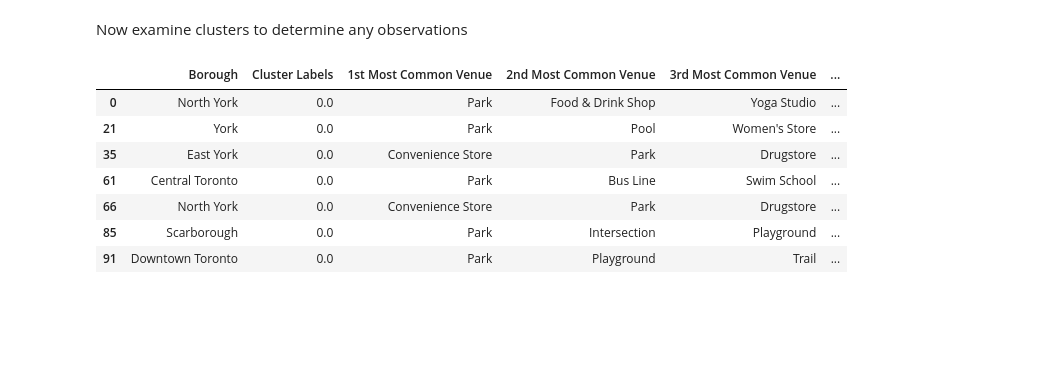
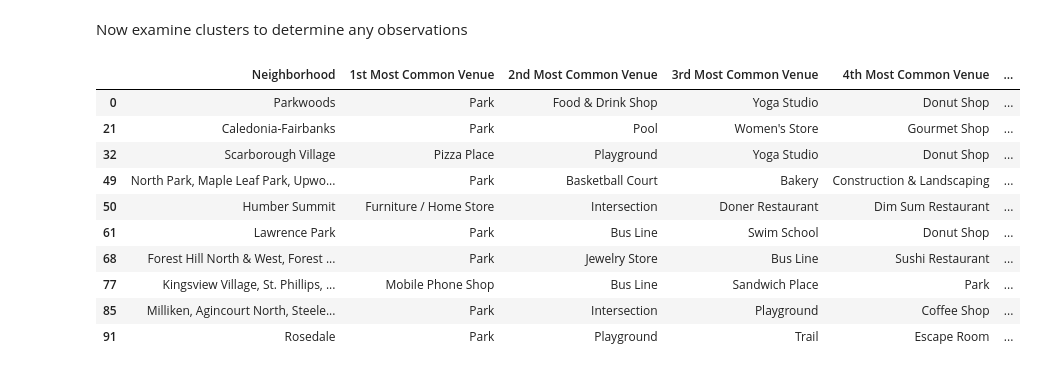
Before and after one commit to tferkel4006/Coursera_Capstone, a Jupyter notebook: Segmenting Neighborhoods in Toronto.ipynb, the cells around one changed output. Drawn from its saved outputs; the diff is of its cells as text; code cells hidden in the pictures; blank space fills up the shorter version.

Commit message:
Published from Watson Studio.

```diff
--- a/Segmenting Neighborhoods in Toronto.ipynb
+++ b/Segmenting Neighborhoods in Toronto.ipynb
@@ -207,3 +227,26 @@ Preparing transaction: done
 Verifying transaction: done
 Executing transaction: done
 The geograpical coordinate of Toronto are 43.6534817, -79.3839347.
+# %%
+print(CLIENT_ID)
+lat=43.667856
+#lat=43.650571
+lng=-79.532242
+#lng=-79.384568
+radius=500
+url = 'https://api.foursquare.com/v2/venues/explore?&client_id={}&client_secret={}&v={}&ll={},{}&radius={}&limit={}'.format(
+            CLIENT_ID,
+            CLIENT_SECRET,
+            VERSION,
+            lat,
+            lng,
+            radius,
+            LIMIT)
+
+# make the GET request
+results = requests.get(url).json()["response"]['groups'][0]['items']
+if results:
+    print("Got some")
+    results
+else:
+    print("empty")
@@ -228,8 +274,11 @@ def getNearbyVenues(names, latitudes, longitudes, radius=500):
         # make the GET request
         results = requests.get(url).json()["response"]['groups'][0]['items']
 
-        # return only relevant information for each nearby venue
-        venues_list.append([(
+        #some requests are coming back empty so check to make sure we got results
+        if results:
+
+            #return only relevant information for each nearby venue
+            venues_list.append([(
             name,
             lat,
             lng,
@@ -237,6 +286,9 @@ def getNearbyVenues(names, latitudes, longitudes, radius=500):
             v['venue']['location']['lat'],
             v['venue']['location']['lng'],
             v['venue']['categories'][0]['name']) for v in results])
+
+        else:
+            print("no results for: ", name)
 
     nearby_venues = pd.DataFrame([item for venue_list in venues_list for item in venue_list])
     nearby_venues.columns = ['Neighborhood',
@@ -382,7 +434,7 @@ neighborhoods_venues_sorted.insert(0, 'Cluster Labels', kmeans.labels_)
 Toronto_merged = Toronto_df_merged
 
 # merge Toronto_grouped with Toronto_data to add latitude/longitude for each neighborhood
-Toronto_merged = Toronto_merged.join(neighborhoods_venues_sorted.set_index('Neighborhood'), on='Neighborhood')
+Toronto_merged = Toronto_merged.join(neighborhoods_venues_sorted.set_index('Neighborhood'), on='Neighborhood', how='right')
 
 Toronto_merged.head()
 # %% [output]
@@ -429,15 +481,18 @@ map_clusters
 Now examine clusters to determine any observations
 # %%
 #Cluster 1
-Toronto_merged.loc[Toronto_merged['Cluster Labels'] == 0, Toronto_merged.columns[[1] + list(range(5, Toronto_merged.shape[1]))]]
+Toronto_merged.loc[Toronto_merged['Cluster Labels'] == 0, Toronto_merged.columns[[2] + list(range(6, Toronto_merged.shape[1]))]]
 # %% [output]
-|  | Borough | Cluster Labels | 1st Most Common Venue | 2nd Most Common Venue | 3rd Most Common Venue | ... |
-| 0 | North York | 0.0 | Park | Food & Drink Shop | Yoga Studio | ... |
-| 21 | York | 0.0 | Park | Pool | Women's Store | ... |
-| 35 | East York | 0.0 | Convenience Store | Park | Drugstore | ... |
-| 61 | Central Toronto | 0.0 | Park | Bus Line | Swim School | ... |
-| 66 | North York | 0.0 | Convenience Store | Park | Drugstore | ... |
-| 85 | Scarborough | 0.0 | Park | Intersection | Playground | ... |
-| 91 | Downtown Toronto | 0.0 | Park | Playground | Trail | ... |
+|  | Neighborhood | 1st Most Common Venue | 2nd Most Common Venue | 3rd Most Common Venue | 4th Most Common Venue | ... |
+| 0 | Parkwoods | Park | Food & Drink Shop | Yoga Studio | Donut Shop | ... |
+| 21 | Caledonia-Fairbanks | Park | Pool | Women's Store | Gourmet Shop | ... |
+| 32 | Scarborough Village | Pizza Place | Playground | Yoga Studio | Donut Shop | ... |
+| 49 | North Park, Maple Leaf Park, Upwo... | Park | Basketball Court | Bakery | Construction & Landscaping | ... |
+| 50 | Humber Summit | Furniture / Home Store | Intersection | Doner Restaurant | Dim Sum Restaurant | ... |
+| 61 | Lawrence Park | Park | Bus Line | Swim School | Donut Shop | ... |
+| 68 | Forest Hill North & West, Forest ... | Park | Jewelry Store | Bus Line | Sushi Restaurant | ... |
+| 77 | Kingsview Village, St. Phillips, ... | Mobile Phone Shop | Bus Line | Sandwich Place | Park | ... |
+| 85 | Milliken, Agincourt North, Steele... | Park | Intersection | Playground | Coffee Shop | ... |
+| 91 | Rosedale | Park | Playground | Trail | Escape Room | ... |
 # %%
 #Cluster 2
```
Also changed, not shown: parts of 10 cells of this notebook.
